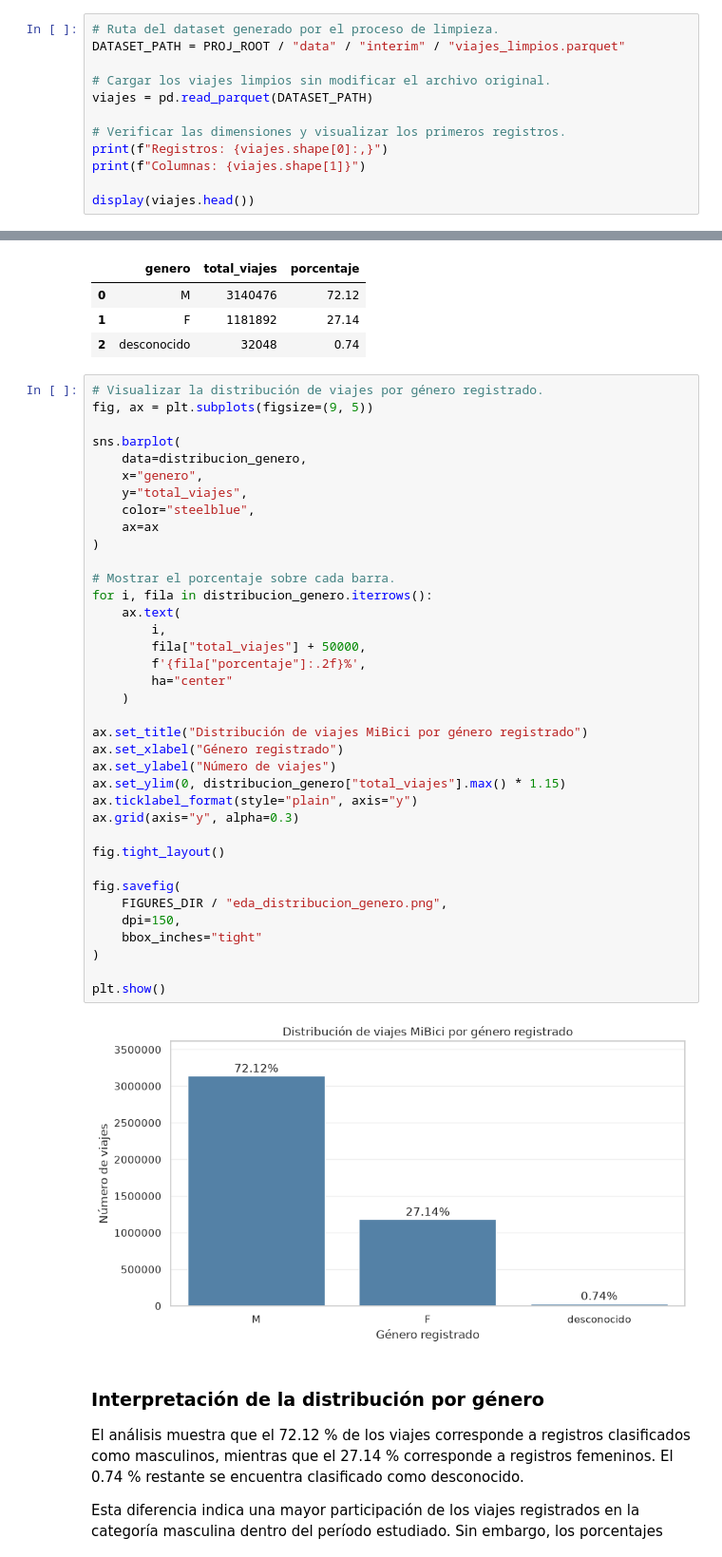
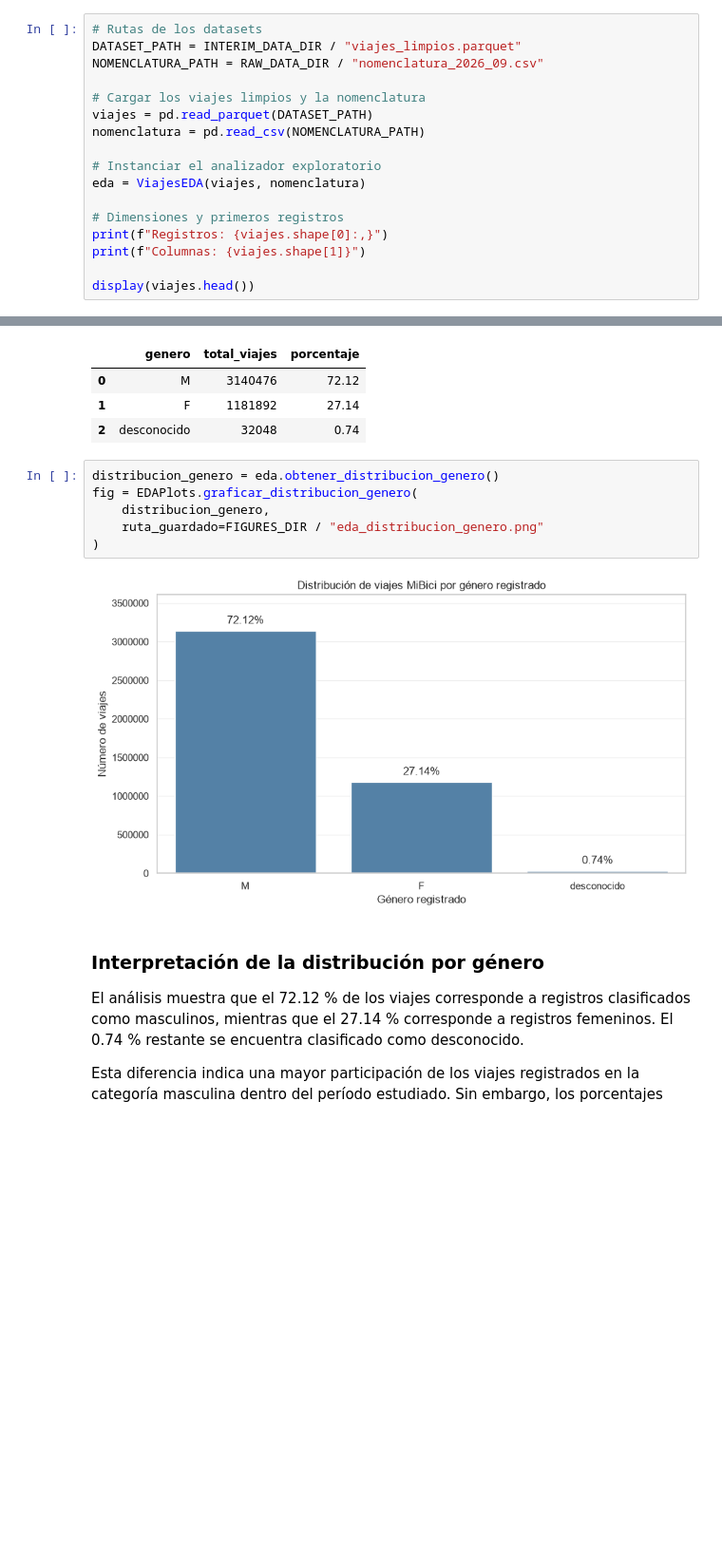
Before and after one commit to LUISG47/mibici-demand, a Jupyter notebook: notebooks/1.0-dac-eda.ipynb, the cells around one changed output, grey strips where cells are left out. Shown at 95% size. Saved outputs shown, nothing was run; the diff lists cells and outputs as text; blank space fills up the shorter version.

```diff
--- a/notebooks/1.0-dac-eda.ipynb
+++ b/notebooks/1.0-dac-eda.ipynb
@@ -52,11 +52,16 @@ pd.set_option("display.width", 200)
 # %%
-# Ruta del dataset generado por el proceso de limpieza.
-DATASET_PATH = PROJ_ROOT / "data" / "interim" / "viajes_limpios.parquet"
+# Rutas de los datasets
+DATASET_PATH = INTERIM_DATA_DIR / "viajes_limpios.parquet"
+NOMENCLATURA_PATH = RAW_DATA_DIR / "nomenclatura_2026_09.csv"
 
-# Cargar los viajes limpios sin modificar el archivo original.
+# Cargar los viajes limpios y la nomenclatura
 viajes = pd.read_parquet(DATASET_PATH)
+nomenclatura = pd.read_csv(NOMENCLATURA_PATH)
 
-# Verificar las dimensiones y visualizar los primeros registros.
+# Instanciar el analizador exploratorio
+eda = ViajesEDA(viajes, nomenclatura)
+
+# Dimensiones y primeros registros
 print(f"Registros: {viajes.shape[0]:,}")
 print(f"Columnas: {viajes.shape[1]}")
 
@@ -867,44 +541,13 @@ display(distribucion_genero)
 | 1 | F | 1181892 | 27.14 |
 | 2 | desconocido | 32048 | 0.74 |
 # %%
-# Visualizar la distribución de viajes por género registrado.
-fig, ax = plt.subplots(figsize=(9, 5))
-
-sns.barplot(
-    data=distribucion_genero,
-    x="genero",
-    y="total_viajes",
-    color="steelblue",
-    ax=ax
+distribucion_genero = eda.obtener_distribucion_genero()
+fig = EDAPlots.graficar_distribucion_genero(
+    distribucion_genero,
+    ruta_guardado=FIGURES_DIR / "eda_distribucion_genero.png"
 )
-
-# Mostrar el porcentaje sobre cada barra.
-for i, fila in distribucion_genero.iterrows():
-    ax.text(
-        i,
-        fila["total_viajes"] + 50000,
-        f'{fila["porcentaje"]:.2f}%',
-        ha="center"
-    )
-
-ax.set_title("Distribución de viajes MiBici por género registrado")
-ax.set_xlabel("Género registrado")
-ax.set_ylabel("Número de viajes")
-ax.set_ylim(0, distribucion_genero["total_viajes"].max() * 1.15)
-ax.ticklabel_format(style="plain", axis="y")
-ax.grid(axis="y", alpha=0.3)
-
-fig.tight_layout()
-
-fig.savefig(
-    FIGURES_DIR / "eda_distribucion_genero.png",
-    dpi=150,
-    bbox_inches="tight"
-)
-
-plt.show()
 # %% [output]
-[figure, old version]
+[figure, new version]
 # %% [markdown]
 ### Interpretación de la distribución por género
 
```
Also changed, not shown: parts of 19 cells of this notebook, 14 other files.
